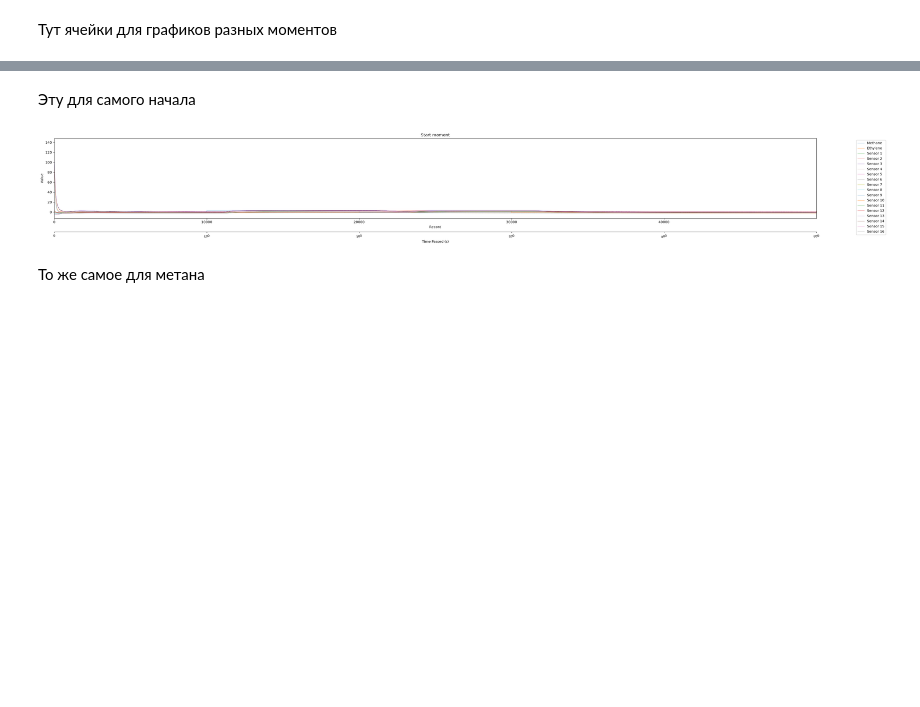
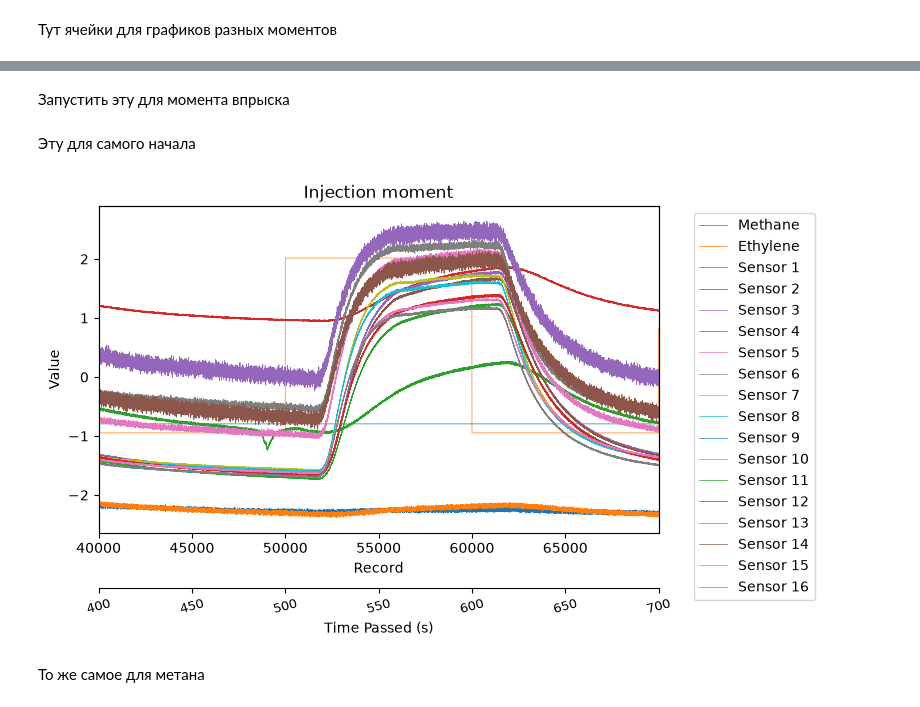
Before and after one commit to GaleevArslanDev/DySiG, a Jupyter notebook: eda.ipynb, the cells around one changed output, grey strips where cells are left out. Drawn from its saved outputs; the diff is of its cells as text; code cells hidden in the pictures; blank space fills up the shorter version.

```diff
--- a/eda.ipynb
+++ b/eda.ipynb
@@ -184,3 +186,9 @@ np.int64(104950)
+# %%
+co_start = 8000
+methane_start = 9000
+
+ethylene_co = ethylene_co.iloc[co_start:, :]
+ethylene_methane = ethylene_methane.iloc[methane_start:, :]
 # %% [markdown]
 с нормализацией пока сильно не заморачивался. Для этого надо будет для начала разбить на сплиты. Пока сделал просто мин-максом
 # %%
@@ -356,3 +362,7 @@ ethylene_co.head(20)
+# %%
+clip_to = 8000
+# %% [markdown]
+Запустить эту для момента впрыска
 # %%
 from_index = 40000
 to_index = 70000
@@ -364,6 +374,9 @@ from_index = 0
 to_index = 50000
 title = "Start moment"
 # %%
+from_index -= clip_to
+to_index -= clip_to
+
 x = ethylene_co.index.to_list()
 label = "Record"
 
@@ -379,35 +392,35 @@ plt.title(title)
 plt.legend(bbox_to_anchor=(1.05, 1), loc='upper left', ncol=1)
 
 # НАЧАЛО БЛОКА: В этом блоке код написан нейросетью для отображения оси времени
 ax1 = plt.gca()
 ax2 = ax1.twiny()
 
 ax2.spines['bottom'].set_position(('outward', 40))
 ax2.xaxis.set_ticks_position('bottom')
 ax2.xaxis.set_label_position('bottom')
 
 x_slice = x[from_index : to_index]
 time_slice = ethylene_co['Time'].iloc[from_index : to_index].to_list()
 
-n_ticks = 5
+n_ticks = 6
 step = max(1, len(time_slice) // n_ticks)
 tick_indices = list(range(0, len(time_slice), step))
 if (len(time_slice) - 1) not in tick_indices:
     tick_indices.append(len(time_slice) - 1)
 
 tick_x_values = [x_slice[i] for i in tick_indices]
 tick_labels = [int(time_slice[i]) for i in tick_indices]
 
 ax2.set_xticks(tick_x_values)
 ax2.set_xticklabels(tick_labels, rotation=15, fontsize=9)
 ax2.set_xlabel("Time Passed (s)")
 
 ax2.set_xlim(ax1.get_xlim())
 # КОНЕЦ БЛОКА
 
-plt.subplots_adjust(right=5, bottom=0.2)
+plt.subplots_adjust(right=1, bottom=0.2)
 plt.show()
 # %% [output]
-[figure, old version]
+[figure, new version]
 # %% [markdown]
 То же самое для метана
```
Also changed, not shown: parts of 24 cells of this notebook, 12 other files.
